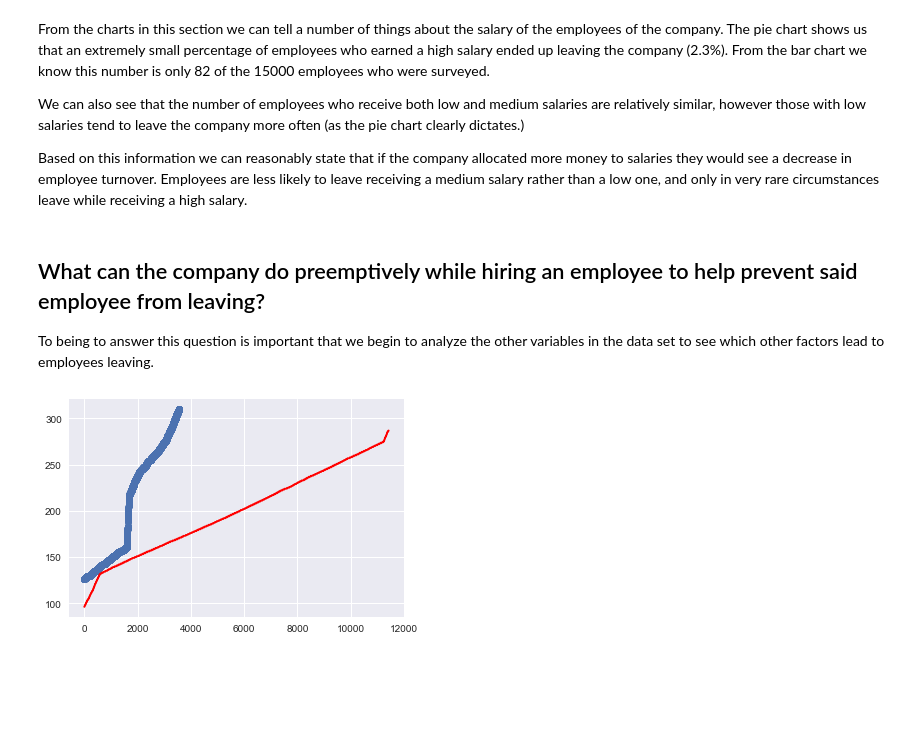
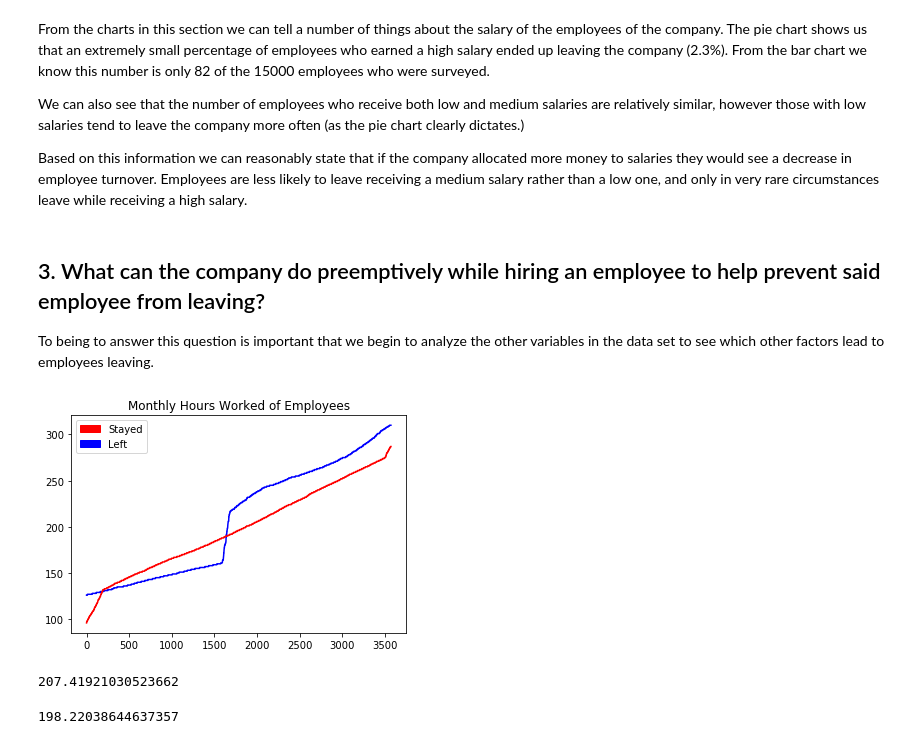
Before and after one commit to conb1299/Draft-1, a Jupyter notebook: Draft 1.ipynb, the cells around one changed output. Drawn from its saved outputs; the diff is of its cells as text; code cells hidden in the pictures; blank space fills up the shorter version.

```diff
--- a/Draft 1.ipynb
+++ b/Draft 1.ipynb
@@ -268,18 +271,28 @@ We can also see that the number of employees who receive both low and medium sal
 
 Based on this information we can reasonably state that if the company allocated more money to salaries they would see a decrease in employee turnover. Employees are less likely to leave receiving a medium salary rather than a low one, and only in very rare circumstances leave while receiving a high salary.
 # %% [markdown]
-## What can the company do preemptively while hiring an employee to help prevent said employee from leaving?
+## 3. What can the company do preemptively while hiring an employee to help prevent said employee from leaving?
 
 To being to answer this question is important that we begin to analyze the other variables in the data set to see which other factors lead to employees leaving.
 # %%
 x= df[df['Left']==1]['Monthly Hours']
 y= df[df['Left']==0]['Monthly Hours']
+hours_left=sorted(x)
+random_hours_stay = y.sample(n=3571)
+hours_stay=sorted(random_hours_stay)
+plt.plot(hours_left,"b")
+plt.plot(hours_stay,"r")
+red = mpatches.Patch(color='b', label='Left')
+blue = mpatches.Patch(color='r', label='Stayed')
+plt.legend(handles=[blue, red])
+plt.title('Monthly Hours Worked of Employees')
+plt.show()
 
-hours_left=sorted(x)
-hours_stay=sorted(y)
-
-plt.plot(hours_left,"o")
-plt.plot(hours_stay,"r")
-plt.show()
+x.mean()
 # %% [output]
-[figure, old version]
+[figure, new version]
+207.41921030523662
+# %%
+random_hours_stay.mean()
+# %% [output]
+198.22038644637357
```
Also changed, not shown: parts of 32 cells of this notebook.
